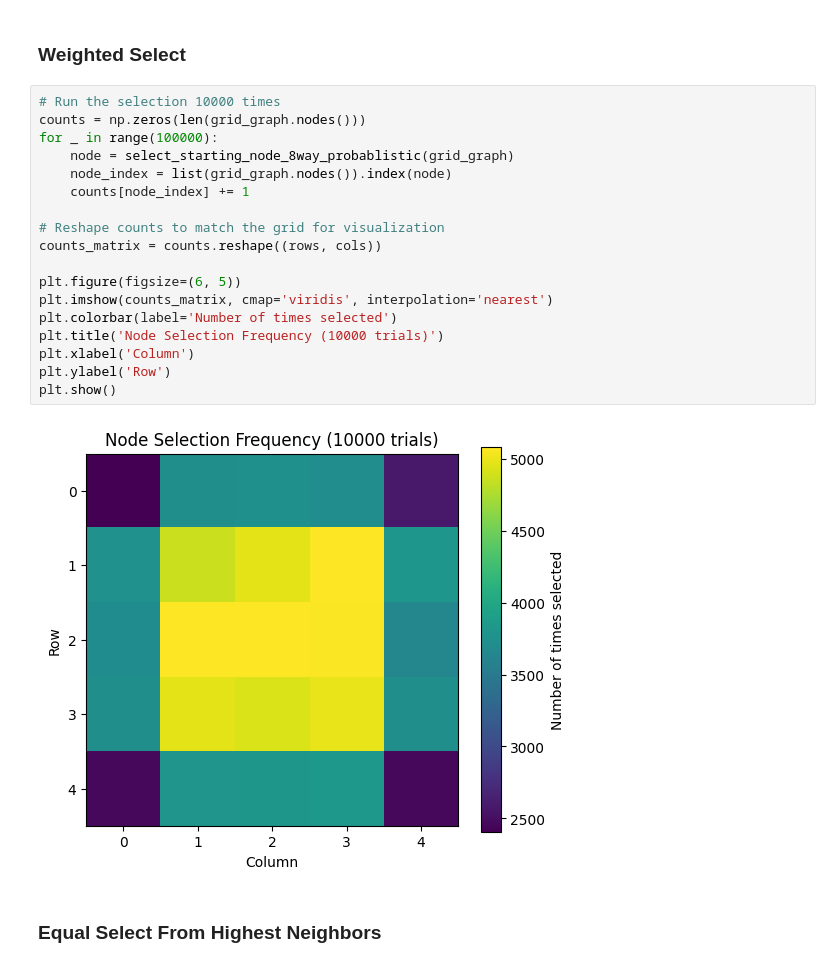
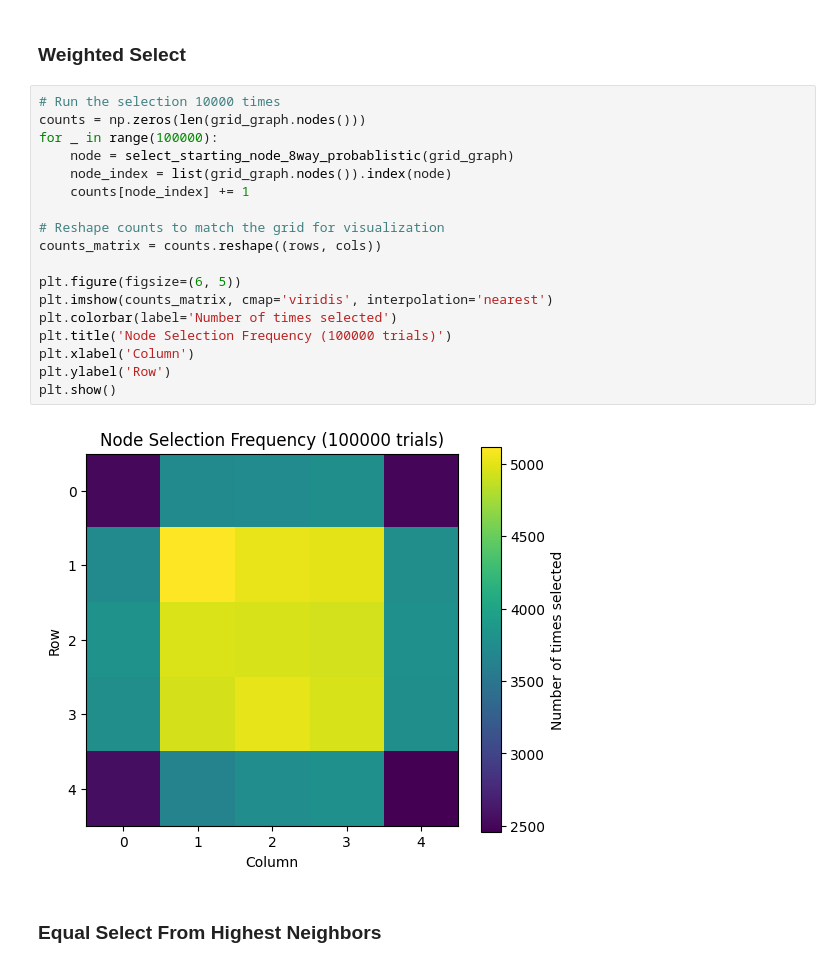
Before and after one commit to BlueRaddish/MCDS_Optimization, a Jupyter notebook: Grid_Graph/greedy_algorithm.ipynb, the cells around one changed output. Cells and saved outputs as stored; diff of their text form.

```diff
--- a/Grid_Graph/greedy_algorithm.ipynb
+++ b/Grid_Graph/greedy_algorithm.ipynb
@@ -25,23 +25,23 @@ networkx.classes.graph.Graph
 # %%
 # Run the selection 10000 times
 counts = np.zeros(len(grid_graph.nodes()))
 for _ in range(100000):
     node = select_starting_node_8way_probablistic(grid_graph)
     node_index = list(grid_graph.nodes()).index(node)
     counts[node_index] += 1
 
 # Reshape counts to match the grid for visualization
 counts_matrix = counts.reshape((rows, cols))
 
 plt.figure(figsize=(6, 5))
 plt.imshow(counts_matrix, cmap='viridis', interpolation='nearest')
 plt.colorbar(label='Number of times selected')
-plt.title('Node Selection Frequency (10000 trials)')
+plt.title('Node Selection Frequency (100000 trials)')
 plt.xlabel('Column')
 plt.ylabel('Row')
 plt.show()
 # %% [output]
-[figure, old version]
+[figure, new version]
 # %% [markdown]
 ### Equal Select From Highest Neighbors
 # %%
```
Also changed, not shown: parts of 15 cells of this notebook.
